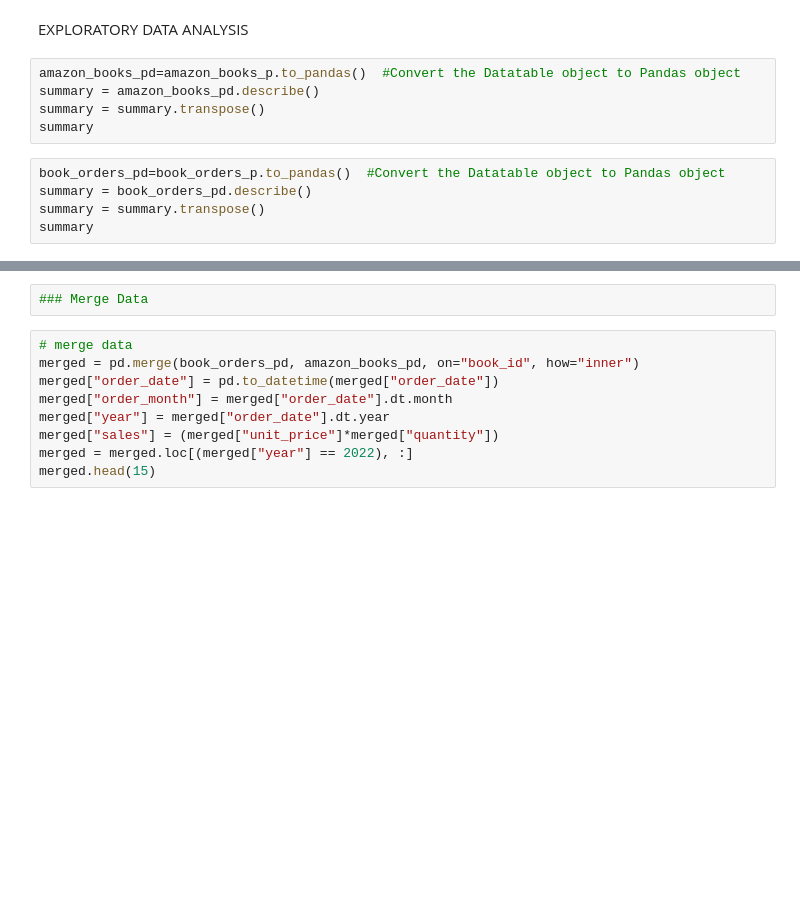
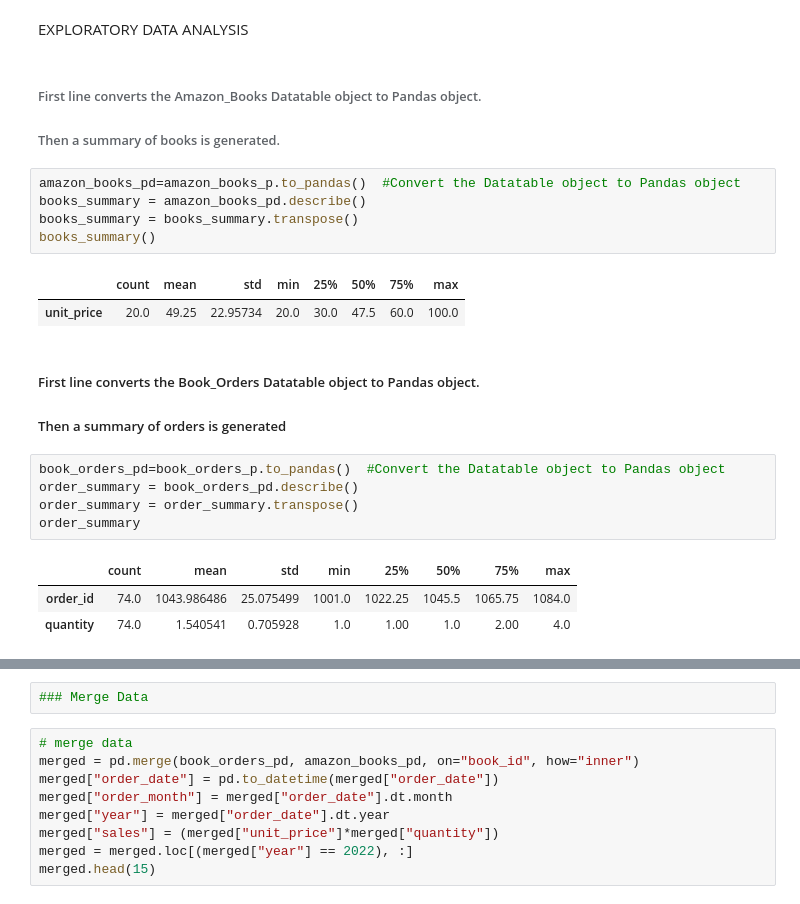
Before and after one commit to vapaul10/Portfolio-of-Valeri, a Jupyter notebook: Copy_of_Amazon_Book_Order.ipynb, the cells around one changed output, grey strips where cells are left out. Saved outputs shown, nothing was run; the diff lists cells and outputs as text; blank space fills up the shorter version.

```diff
--- a/Copy_of_Amazon_Book_Order.ipynb
+++ b/Copy_of_Amazon_Book_Order.ipynb
@@ -62,14 +102,28 @@ book_orders_pd.head()
 # %% [markdown]
 EXPLORATORY DATA ANALYSIS
+# %% [markdown]
+###### First line converts the Amazon_Books Datatable object to Pandas object.
+###### Then a summary of books is generated.
 # %%
 amazon_books_pd=amazon_books_p.to_pandas()  #Convert the Datatable object to Pandas object
-summary = amazon_books_pd.describe()
-summary = summary.transpose()
-summary
+books_summary = amazon_books_pd.describe()
+books_summary = books_summary.transpose()
+books_summary()
+# %% [output]
+|  | count | mean | std | min | 25% | 50% | 75% | max |
+| unit_price | 20.0 | 49.25 | 22.95734 | 20.0 | 30.0 | 47.5 | 60.0 | 100.0 |
+# %% [markdown]
+##### First line converts the Book_Orders Datatable object to Pandas object.
+
+##### Then a summary of orders is generated
 # %%
 book_orders_pd=book_orders_p.to_pandas()  #Convert the Datatable object to Pandas object
-summary = book_orders_pd.describe()
-summary = summary.transpose()
-summary
+order_summary = book_orders_pd.describe()
+order_summary = order_summary.transpose()
+order_summary
+# %% [output]
+|  | count | mean | std | min | 25% | 50% | 75% | max |
+| order_id | 74.0 | 1043.986486 | 25.075499 | 1001.0 | 1022.25 | 1045.5 | 1065.75 | 1084.0 |
+| quantity | 74.0 | 1.540541 | 0.705928 | 1.0 | 1.00 | 1.0 | 2.00 | 4.0 |
 # %%
 #Factor the features of Amazon Books and Book Order databases.
```
Also changed, not shown: parts of 13 cells of this notebook.
